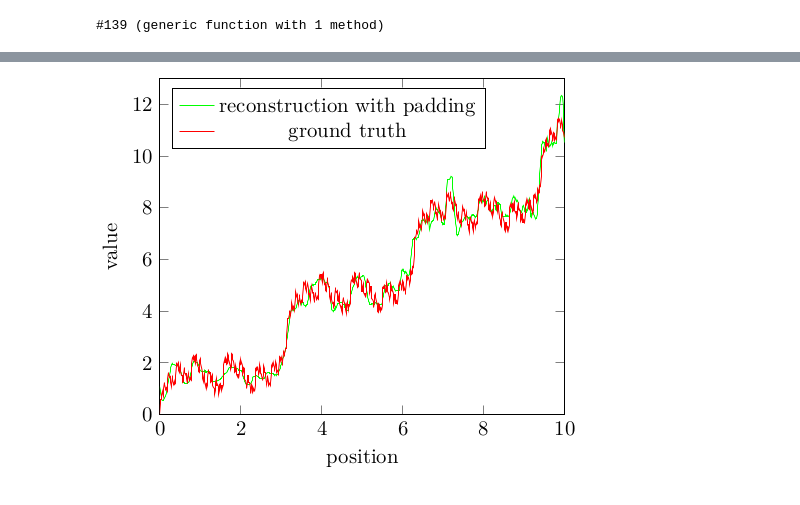
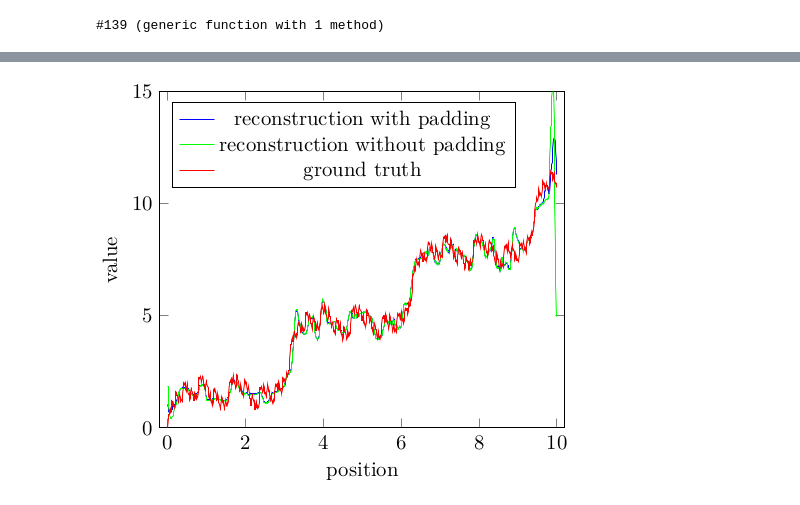
Before and after one commit to roflmaostc/DeconvOptim.jl, a Jupyter notebook: examples/paper/1D_dataset_deconvolution.ipynb, the cells around one changed output, grey strips where cells are left out. Saved outputs shown, nothing was run; the diff lists cells and outputs as text; code cells hidden in the pictures.

Commit message:
Update paper examples

```diff
--- a/examples/paper/1D_dataset_deconvolution.ipynb
+++ b/examples/paper/1D_dataset_deconvolution.ipynb
@@ -138,17 +135,22 @@ plt1
 # %%
 plt1 = @pgf Axis(
-    {xlabel="position", ylabel="value", xmin=0, xmax=10, ymin=0, ymax=13, legend_pos="north west", legend_entries={"reconstruction_with_padding", "ground truth"}},
+    {xlabel="position", ylabel="value", xmin=-0.2, xmax=10.2, ymin=0, ymax=15, legend_pos="north west",
+    legend_entries={"reconstruction with padding", "reconstruction without padding", "ground truth"}},
 
+    Plot({"sharp plot", color="blue"
+        },
+        Table([x_measured, res_pad])
+    ),
     Plot({"sharp plot", color="green"
         },
-        Table([x_measured, res_pad])
+        Table([x_measured, res])
     ),
     Plot({"sharp plot", color="red"
         },
         Table([x_measured, ground_truth_short])
     ),
 )
-pgfsave("../../paper/figures/1d_plot_data_res_pad.pdf", plt1)
+pgfsave("../../paper/figures/1d_plot_data_res_pad_vs_nopad.pdf", plt1)
 plt1
 # %% [output]
-[figure, old version]
+[figure, new version]
```
Also changed, not shown: parts of 5 cells of this notebook, 3 other files.
